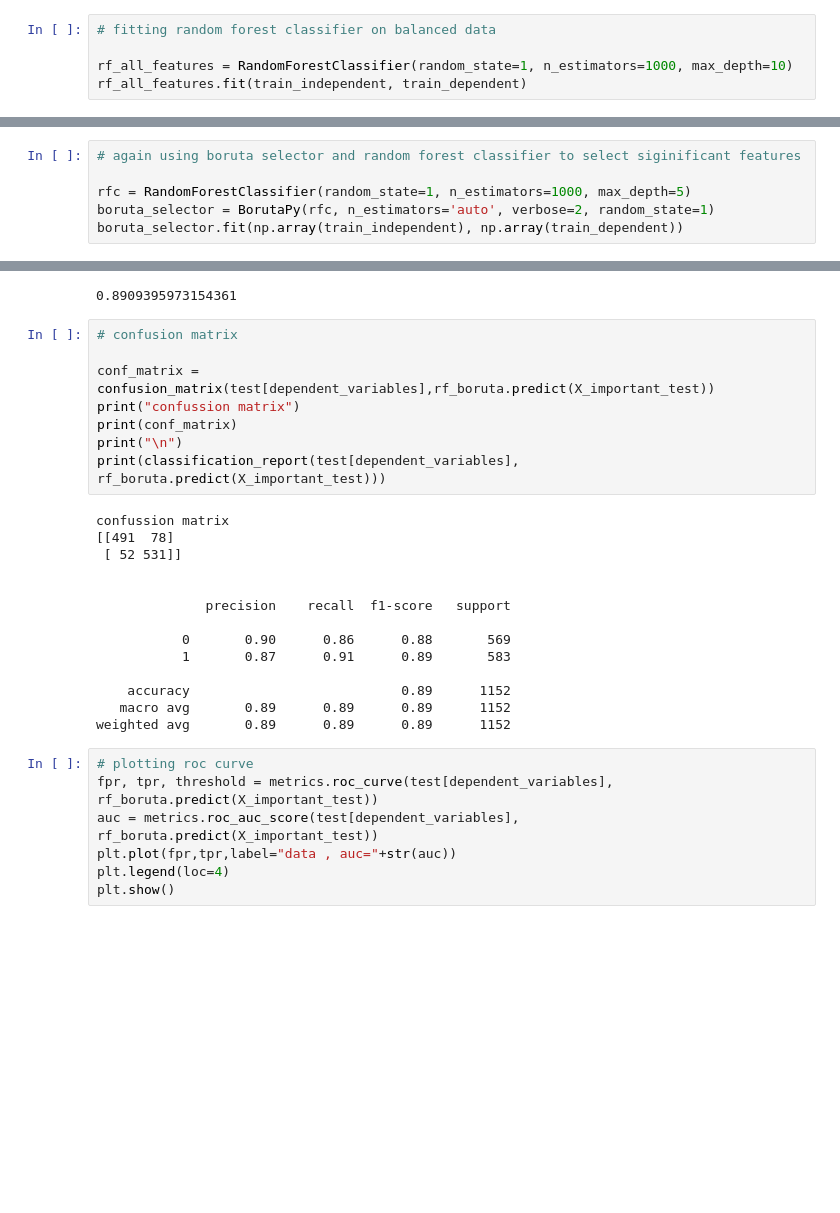
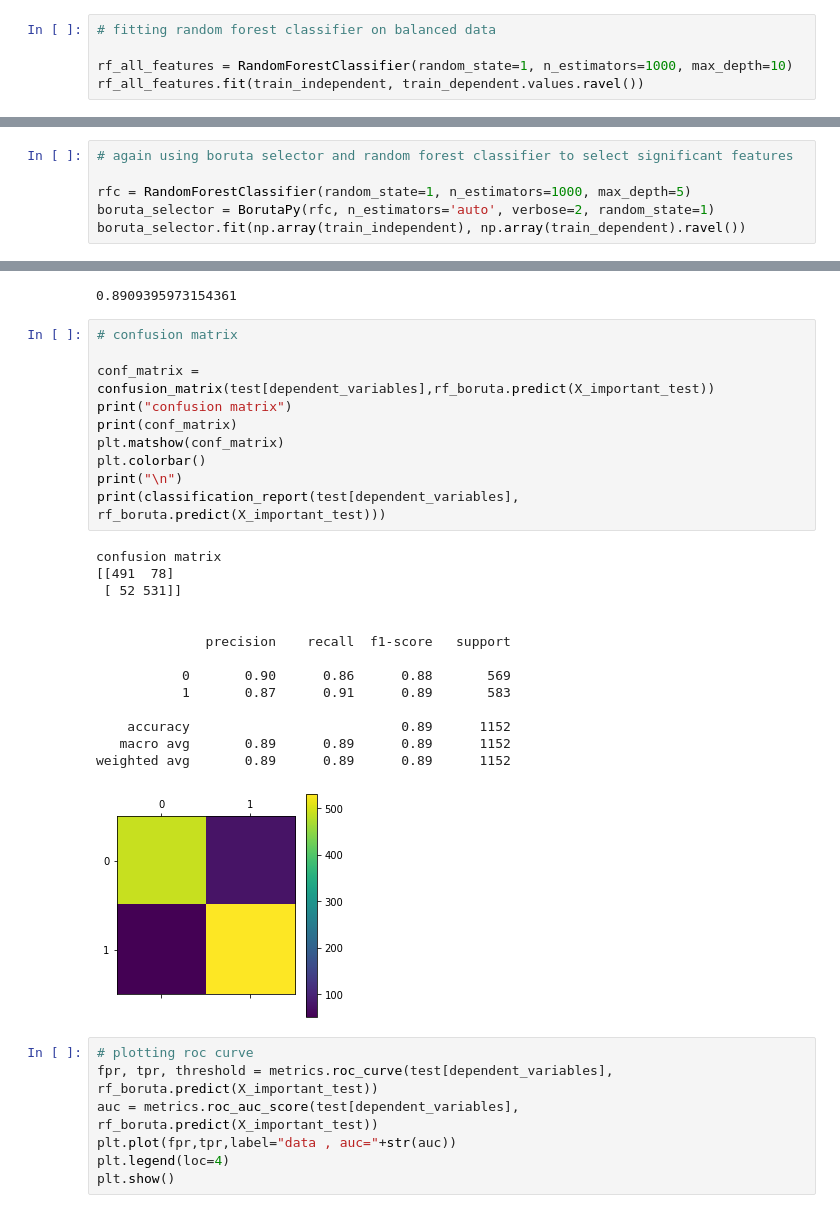
Before and after one commit to SAKSHIDHYANI/Cardiovascular-Risk-Prediction, a Jupyter notebook: Cardiovascular_Risk_Prediction.ipynb, the cells around one changed output, grey strips where cells are left out. Cells and saved outputs as stored; diff of their text form; blank space fills up the shorter version.

```diff
--- a/Cardiovascular_Risk_Prediction.ipynb
+++ b/Cardiovascular_Risk_Prediction.ipynb
@@ -746,7 +732,7 @@ train_dependent =  train[dependent_variables]
 # fitting random forest classifier on balanced data
 
 rf_all_features = RandomForestClassifier(random_state=1, n_estimators=1000, max_depth=10)
-rf_all_features.fit(train_independent, train_dependent)
+rf_all_features.fit(train_independent, train_dependent.values.ravel())
 # %% [output]
 RandomForestClassifier(bootstrap=True, ccp_alpha=0.0, class_weight=None,
                        criterion='gini', max_depth=10, max_features='auto',
@@ -763,11 +749,11 @@ accuracy_score(test[dependent_variables], rf_all_features.predict(test[independe
 # %% [output]
 0.8767361111111112
 # %%
-# again using boruta selector and random forest classifier to select siginificant features
+# again using boruta selector and random forest classifier to select significant features
 
 rfc = RandomForestClassifier(random_state=1, n_estimators=1000, max_depth=5)
 boruta_selector = BorutaPy(rfc, n_estimators='auto', verbose=2, random_state=1)
-boruta_selector.fit(np.array(train_independent), np.array(train_dependent))
+boruta_selector.fit(np.array(train_independent), np.array(train_dependent).ravel())
 # %% [output]
 Iteration:      1 / 100
 Confirmed:      0
@@ -886,25 +865,28 @@ metrics.f1_score(test[dependent_variables], rf_boruta.predict(X_important_test))
 # %%
 # confusion matrix
 
 conf_matrix = confusion_matrix(test[dependent_variables],rf_boruta.predict(X_important_test))
-print("confussion matrix")
+print("confusion matrix")
 print(conf_matrix)
+plt.matshow(conf_matrix)
+plt.colorbar()
 print("\n")
 print(classification_report(test[dependent_variables], rf_boruta.predict(X_important_test)))
 # %% [output]
-confussion matrix
+confusion matrix
 [[491  78]
  [ 52 531]]
 
 
               precision    recall  f1-score   support
 
            0       0.90      0.86      0.88       569
            1       0.87      0.91      0.89       583
 
     accuracy                           0.89      1152
    macro avg       0.89      0.89      0.89      1152
 weighted avg       0.89      0.89      0.89      1152
+[figure, added]
 # %%
 # plotting roc curve
 fpr, tpr, threshold = metrics.roc_curve(test[dependent_variables], rf_boruta.predict(X_important_test))
```
Also changed, not shown: parts of 15 cells of this notebook.
